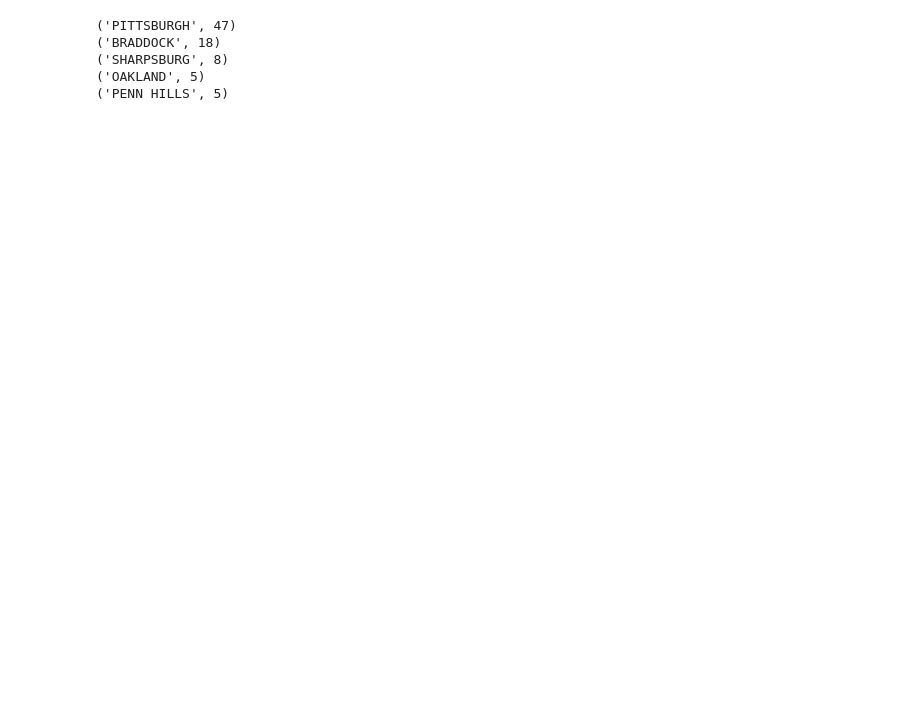
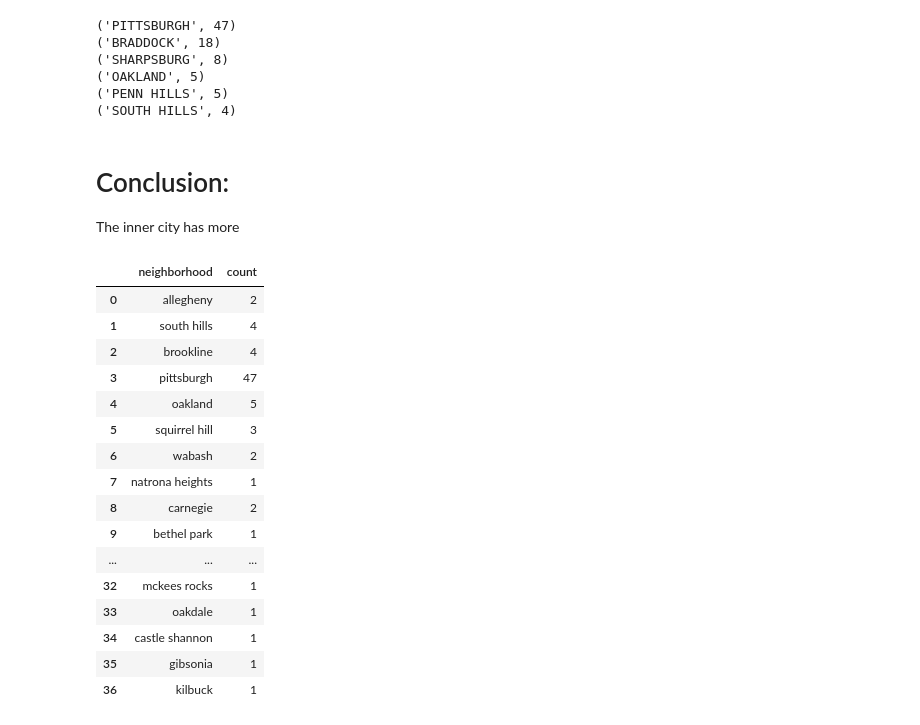
Before and after one commit to kudelasz/Big-Ideas-in-Computing---Final-Project, a Jupyter notebook: jaz88.ipynb, the cells around one changed output. Drawn from its saved outputs; the diff is of its cells as text; code cells hidden in the pictures; blank space fills up the shorter version.

```diff
--- a/jaz88.ipynb
+++ b/jaz88.ipynb
@@ -43,11 +43,46 @@ for index, row in wifi.iterrows():
 # %%
+# Output
 sorted = {k:v for k,v in sorted(wifi_count.items(), key=lambda v:v[1], reverse=True)}
+count = 5
+for item in sorted.items():
+    print(item)
+    if count == 0:
+        break
+    else:
+      count -= 1
+# %% [output]
+('PITTSBURGH', 47)
+('BRADDOCK', 18)
+('SHARPSBURG', 8)
+('OAKLAND', 5)
+('PENN HILLS', 5)
+('SOUTH HILLS', 4)
-# %%
-for item in list(sorted.items())[:5]:
-    print(item)
-# %% [output]
-('PITTSBURGH', 47)
-('BRADDOCK', 18)
-('SHARPSBURG', 8)
-('OAKLAND', 5)
-('PENN HILLS', 5)
+# %% [markdown]
+# Conclusion:
+
+The inner city has more
+# %%
+import geopandas
+%matplotlib inline
+wifi_count =  {k.lower(): v for k, v in wifi_count.items()}
+s = pd.Series(wifi_count, name='count')
+s.index.name = 'neighborhood'
+s.reset_index()
+# %% [output]
+|  | neighborhood | count |
+| 0 | allegheny | 2 |
+| 1 | south hills | 4 |
+| 2 | brookline | 4 |
+| 3 | pittsburgh | 47 |
+| 4 | oakland | 5 |
+| 5 | squirrel hill | 3 |
+| 6 | wabash | 2 |
+| 7 | natrona heights | 1 |
+| 8 | carnegie | 2 |
+| 9 | bethel park | 1 |
+| ... | ... | ... |
+| 32 | mckees rocks | 1 |
+| 33 | oakdale | 1 |
+| 34 | castle shannon | 1 |
+| 35 | gibsonia | 1 |
+| 36 | kilbuck | 1 |
```
Also changed, not shown: parts of 9 cells of this notebook, 5 other files.
